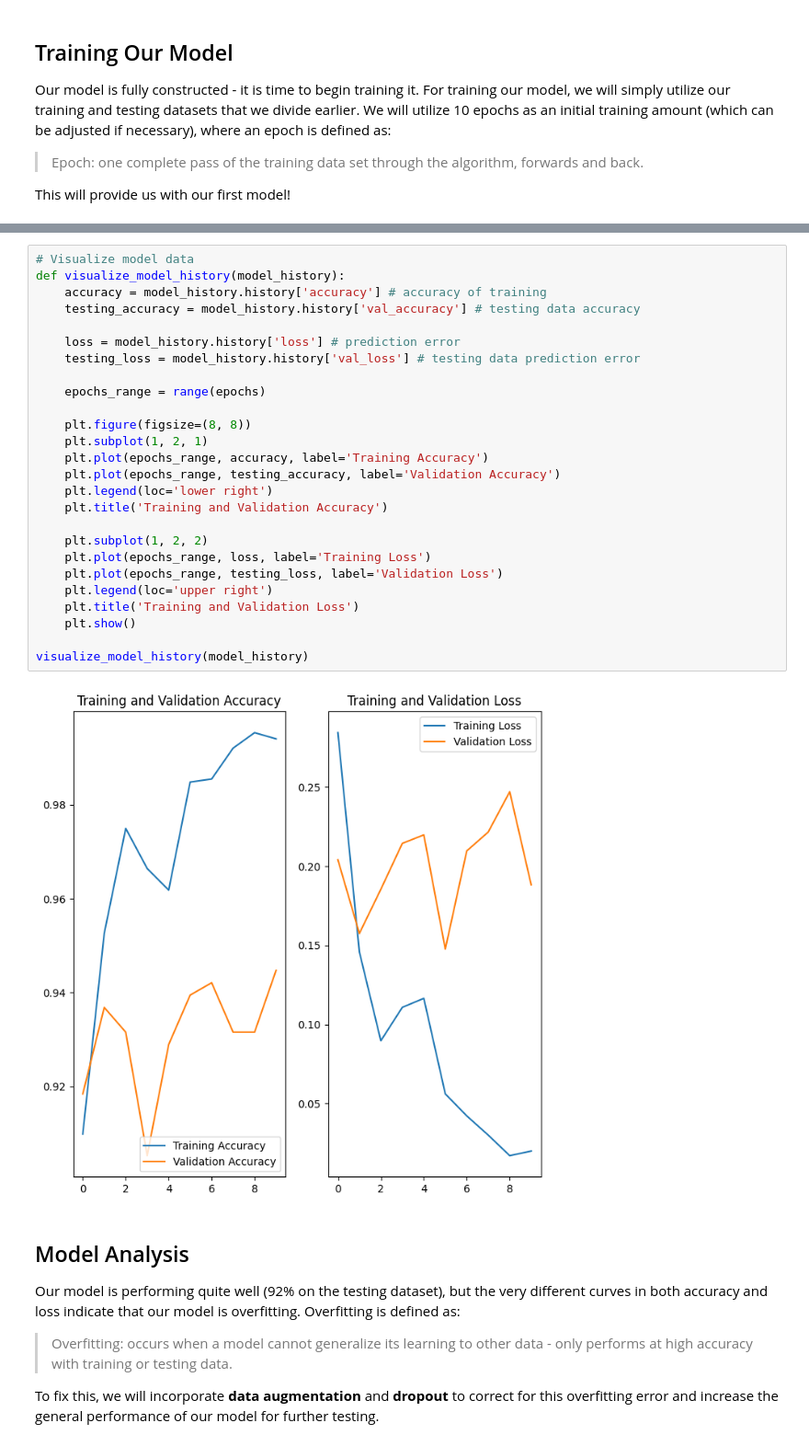
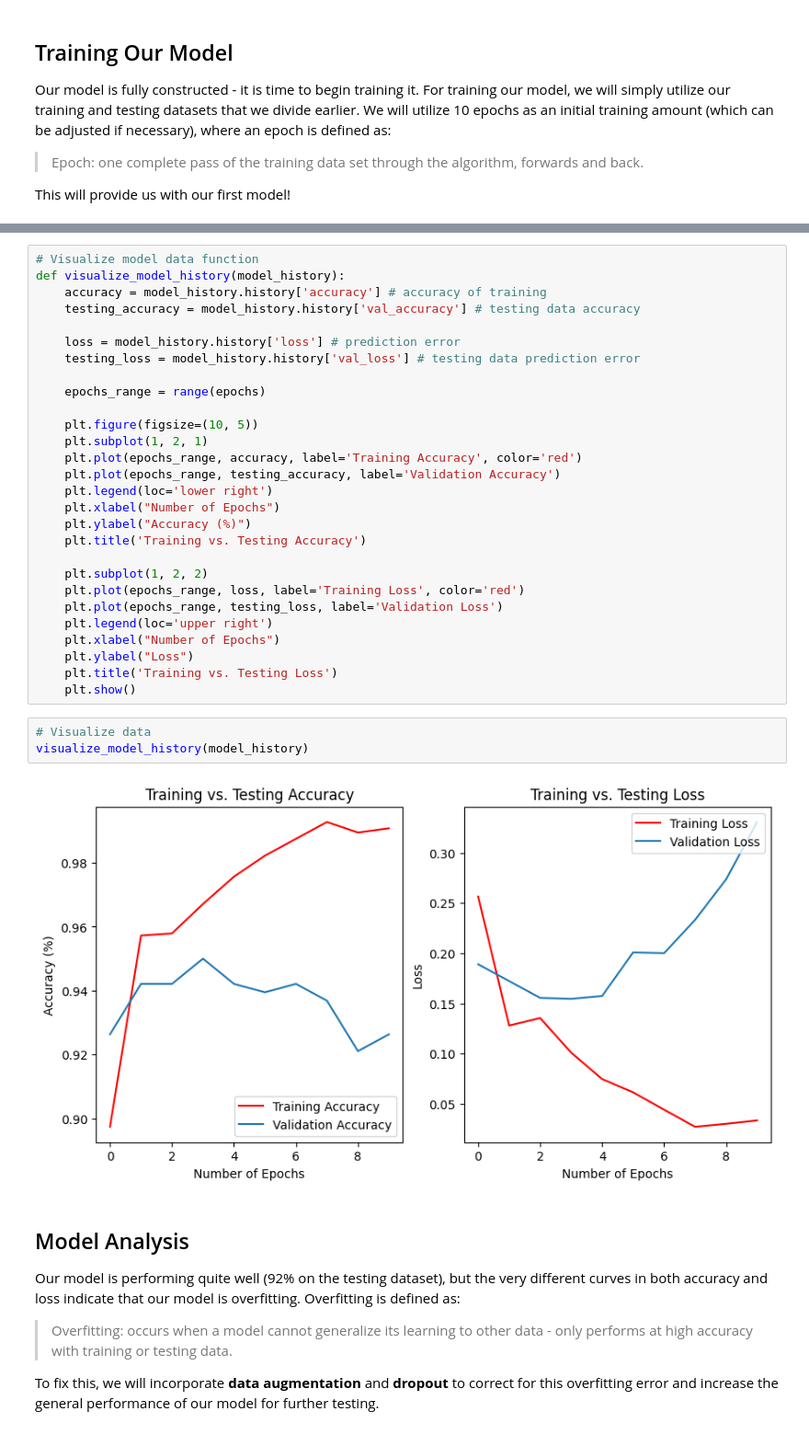
Before and after one commit to sashamrobinson/Firewatch, a Jupyter notebook: ForestFireImagePredictiveModel.ipynb, the cells around one changed output, grey strips where cells are left out. Shown at 92% size. Saved outputs shown, nothing was run; the diff lists cells and outputs as text.

```diff
--- a/ForestFireImagePredictiveModel.ipynb
+++ b/ForestFireImagePredictiveModel.ipynb
@@ -246,34 +246,39 @@ Epoch 10/10
         </ul>
     </li>
 </ul>
+# %%
+# Visualize model data function
+def visualize_model_history(model_history):
+    accuracy = model_history.history['accuracy'] # accuracy of training
+    testing_accuracy = model_history.history['val_accuracy'] # testing data accuracy
+
+    loss = model_history.history['loss'] # prediction error
+    testing_loss = model_history.history['val_loss'] # testing data prediction error
+
+    epochs_range = range(epochs)
+
+    plt.figure(figsize=(10, 5))
+    plt.subplot(1, 2, 1)
+    plt.plot(epochs_range, accuracy, label='Training Accuracy', color='red')
+    plt.plot(epochs_range, testing_accuracy, label='Validation Accuracy')
+    plt.legend(loc='lower right')
+    plt.xlabel("Number of Epochs")
+    plt.ylabel("Accuracy (%)")
+    plt.title('Training vs. Testing Accuracy')
+
+    plt.subplot(1, 2, 2)
+    plt.plot(epochs_range, loss, label='Training Loss', color='red')
+    plt.plot(epochs_range, testing_loss, label='Validation Loss')
+    plt.legend(loc='upper right')
+    plt.xlabel("Number of Epochs")
+    plt.ylabel("Loss")
+    plt.title('Training vs. Testing Loss')
+    plt.show()
 # %%
-# Visualize model data
-def visualize_model_history(model_history):
-    accuracy = model_history.history['accuracy'] # accuracy of training
-    testing_accuracy = model_history.history['val_accuracy'] # testing data accuracy
-
-    loss = model_history.history['loss'] # prediction error
-    testing_loss = model_history.history['val_loss'] # testing data prediction error
-
-    epochs_range = range(epochs)
-
-    plt.figure(figsize=(8, 8))
-    plt.subplot(1, 2, 1)
-    plt.plot(epochs_range, accuracy, label='Training Accuracy')
-    plt.plot(epochs_range, testing_accuracy, label='Validation Accuracy')
-    plt.legend(loc='lower right')
-    plt.title('Training and Validation Accuracy')
-
-    plt.subplot(1, 2, 2)
-    plt.plot(epochs_range, loss, label='Training Loss')
-    plt.plot(epochs_range, testing_loss, label='Validation Loss')
-    plt.legend(loc='upper right')
-    plt.title('Training and Validation Loss')
-    plt.show()
-
+# Visualize data
 visualize_model_history(model_history)
 # %% [output]
-[figure, old version]
+[figure, new version]
 # %% [markdown]
 <h2> Model Analysis </h2>
 <p>
```
Also changed, not shown: parts of 12 cells of this notebook, 1 other file.
